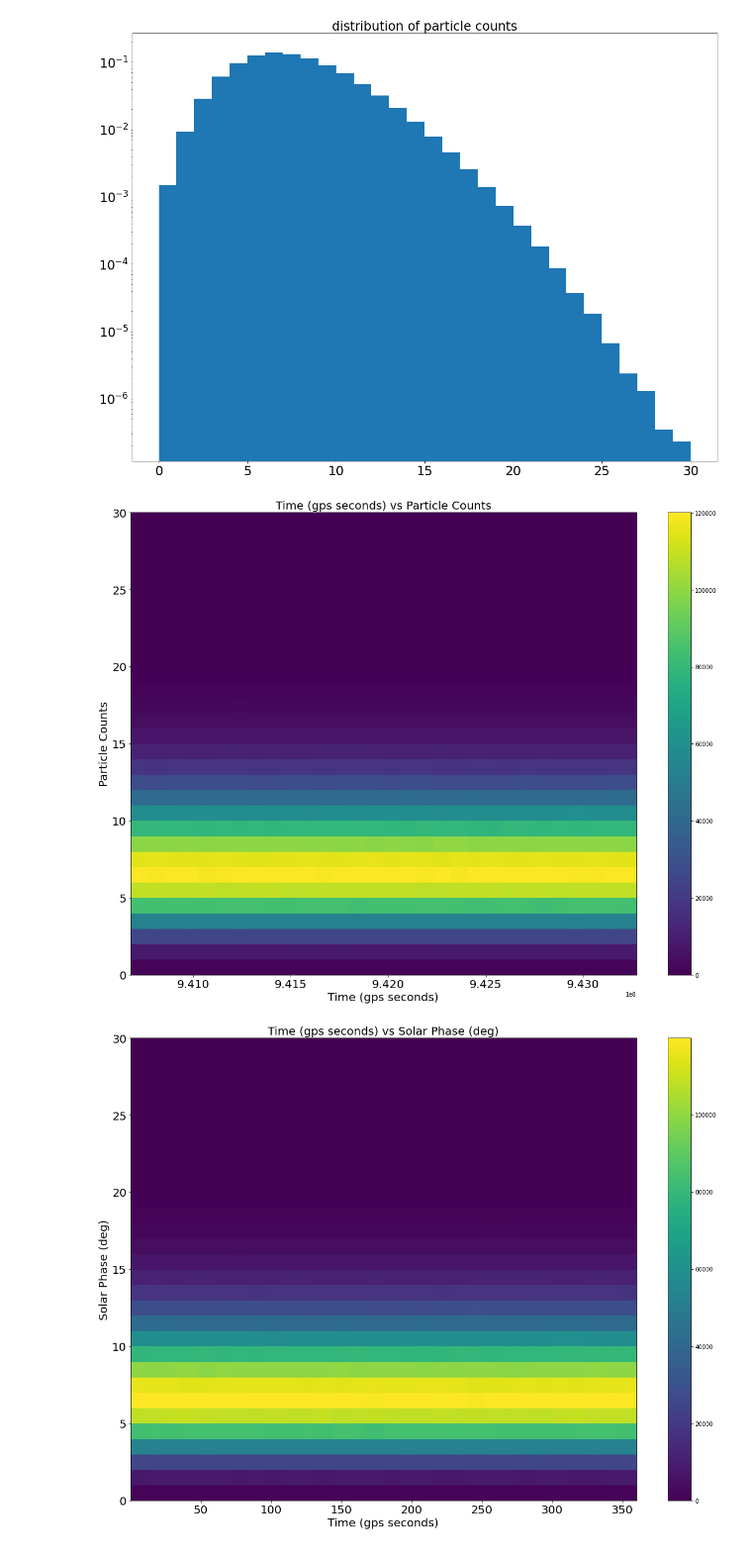
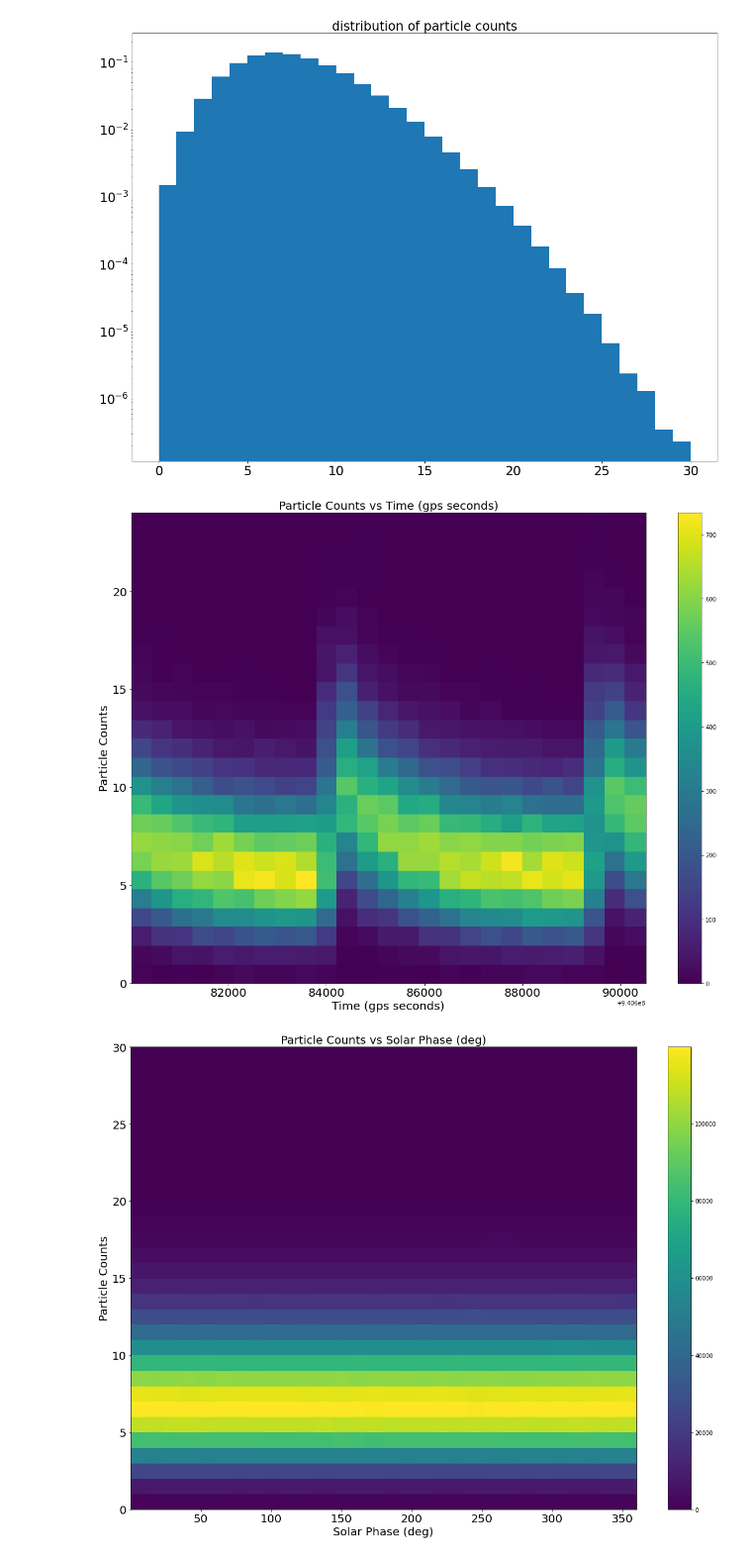
Before and after one commit to kgong13/phys434, a Jupyter notebook: lab4.ipynb, the cells around one changed output. Shown at 99% size. Saved outputs shown, nothing was run; the diff lists cells and outputs as text; code cells hidden in the pictures.

```diff
--- a/lab4.ipynb
+++ b/lab4.ipynb
@@ -48,18 +46,18 @@ plt.show()
 [figure]
 # %%
 # this function plots the 2D histogram of two variables
-def hist2d(x, y, ylabel):
-    plt.hist2d(x, y, bins = 30)
+def hist2d(x, y, xlabel, binsize):
+    plt.hist2d(x, y, bins = binsize)
     plt.tick_params(labelsize = 20)
-    plt.xlabel("Time (gps seconds)", size = 20)
-    plt.ylabel(ylabel, size = 20)
-    plt.title("Time (gps seconds) vs " + ylabel, size = 20)
+    plt.ylabel("Particle Counts", size = 20)
+    plt.xlabel(xlabel, size = 20)
+    plt.title("Particle Counts vs " + xlabel, size = 20)
     plt.colorbar()
     plt.show()
 
-hist2d(time, counts, "Particle Counts")
-hist2d(solar, counts, "Solar Phase (deg)")
-hist2d(longitude, counts, "Earth Longitude (deg)")
+hist2d(time[:105001], counts[:105001], "Time (gps seconds)", 25)
+hist2d(solar, counts, "Solar Phase (deg)", 30)
+hist2d(longitude, counts, "Earth Longitude (deg)",30)
 # %% [output]
-[figure, old version]
+[figure, new version]
-[figure, old version]
+[figure, new version]
```
Also changed, not shown: parts of 26 cells of this notebook, 1 other file.
